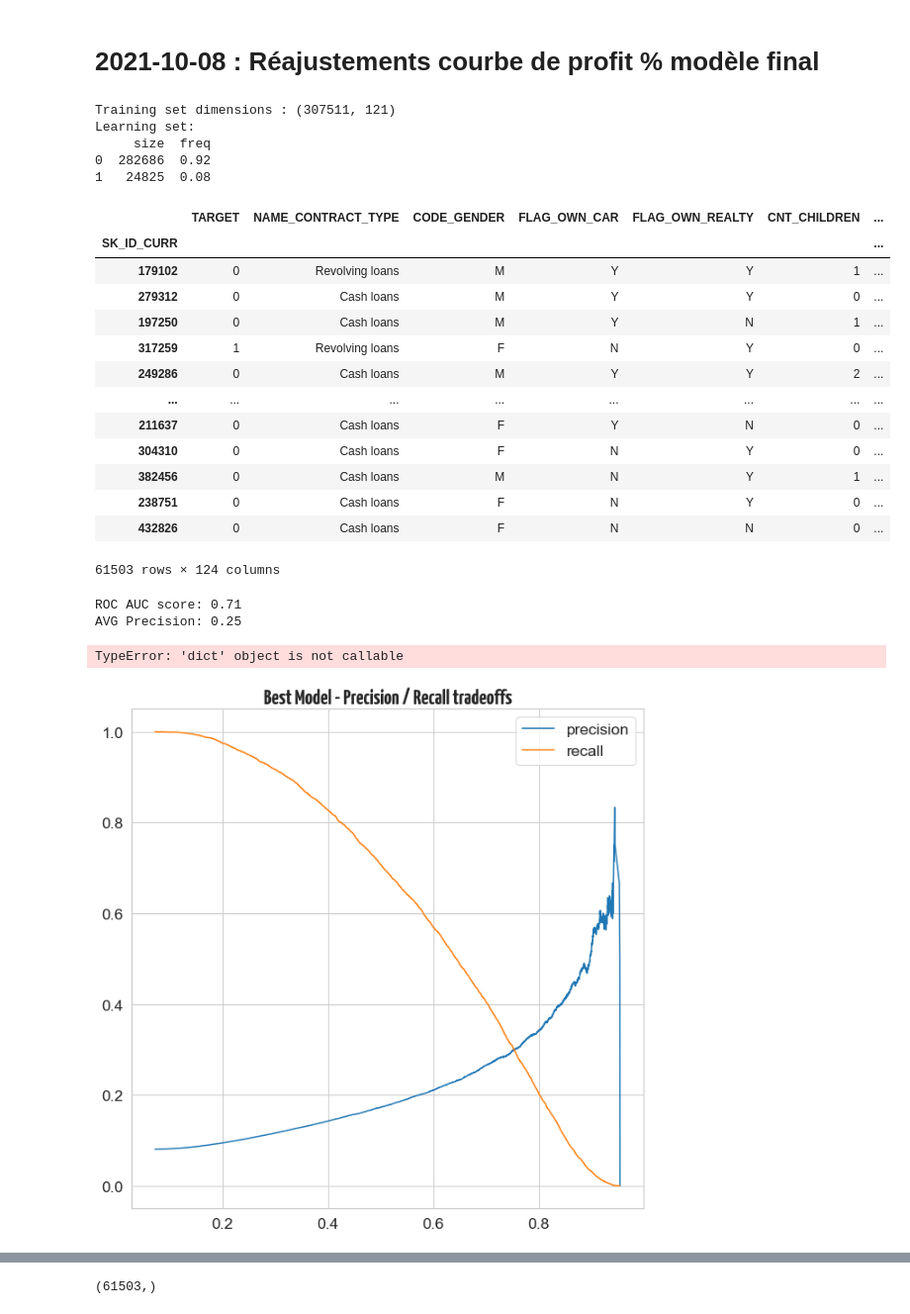
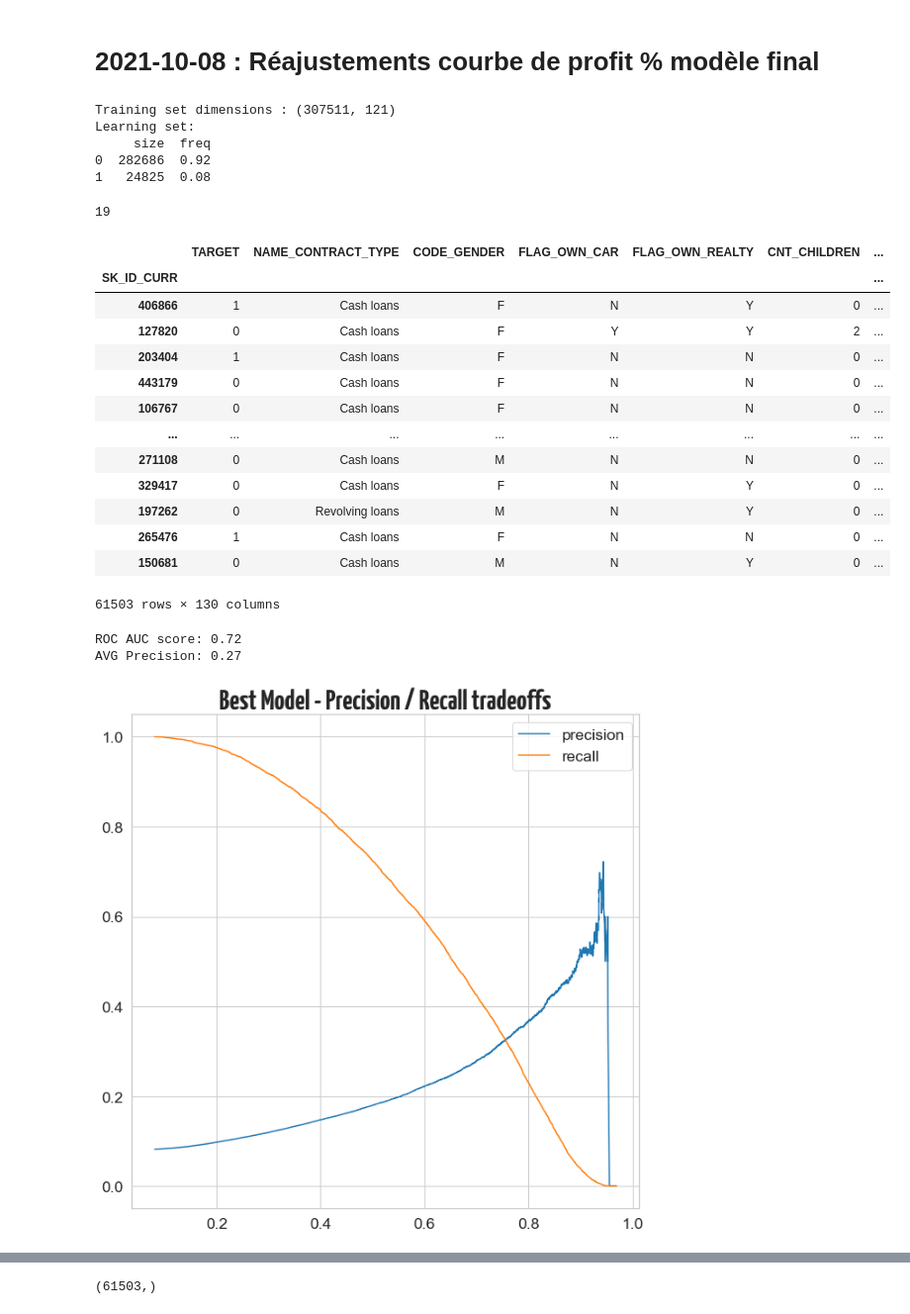
Before and after one commit to gitadum/credit_risk_rating, a Jupyter notebook: notebooks/03_Modelling.ipynb, the cells around one changed output, grey strips where cells are left out. Shown at 99% size. Cells and saved outputs as stored; diff of their text form; code cells hidden in the pictures.

```diff
--- a/00_notebooks/03_Modelling.ipynb
+++ b/notebooks/03_Modelling.ipynb
@@ -647,3 +647,29 @@ Training set dimensions : (307511, 121)
      size  freq
 0  282686  0.92
 1   24825  0.08
+# %%
+def add_secondary_table_features(df):
+    bur = pd.read_csv('../02_data/bureau.csv')
+    idx = 'SK_ID_CURR'
+    days_before_curr_app_mean = np.abs(bur.groupby(idx).DAYS_CREDIT.mean())
+    df['bureau_DAYS_CREDIT_mean'] = df.join(
+        days_before_curr_app_mean, how='left').DAYS_CREDIT
+    df['bureau_DAYS_CREDIT_mean'].fillna(- 1.0, inplace=True)
+    days_before_curr_app_min = np.abs(bur.groupby(idx).DAYS_CREDIT.max())
+    df['bureau_DAYS_CREDIT_min'] = df.join(
+        days_before_curr_app_min, how='left').DAYS_CREDIT
+    df['bureau_DAYS_CREDIT_min'].fillna(- 1.0, inplace=True)
+    n_active_credits = bur[bur.CREDIT_ACTIVE == 'Active'].groupby(idx)\
+                                                         .CREDIT_ACTIVE.count()
+    df['bureau_CREDIT_ACTIVE_count'] = df.join(
+        n_active_credits, how='left').CREDIT_ACTIVE
+    df.bureau_CREDIT_ACTIVE_count.fillna(0, inplace=True)
+    mean_days_cred_overdue = bur.groupby(idx).CREDIT_DAY_OVERDUE.mean()
+    df['bureau_CREDIT_DAY_OVERDUE_mean'] = df.join(
+        mean_days_cred_overdue, how='left').CREDIT_DAY_OVERDUE
+    df['bureau_CREDIT_DAY_OVERDUE_mean'].fillna(0, inplace=True)
+    max_enddate = bur.groupby(idx).DAYS_CREDIT_ENDDATE.max()
+    df['bureau_DAYS_CREDIT_ENDDATE_max'] = df.join(
+        max_enddate, how='left').DAYS_CREDIT_ENDDATE
+    df.bureau_DAYS_CREDIT_ENDDATE_max.fillna(0, inplace=True)
+    return df
@@ -1927,6 +2132,10 @@ print(probas)
 # Importations
 import sys
 sys.path.append('..')
+
+# "Garbage collection"
+import gc
+gc.enable()
 
 # Bibliothèques utiles
 import pandas as pd
@@ -1936,14 +2145,17 @@ import seaborn as sns
 
 # Chargement du modèle de prédiction sérialisé
 import joblib
-model = joblib.load('../HomeCredit_DefaultRisk.pkl')
+model = joblib.load('../HomeCredit_DefaultRisk.2.pkl')
+
+# Intégration des variables des autres tables
+from preprocess_funcs import add_secondary_table_features
 
 # Évaluation
 from sklearn.model_selection import train_test_split
 from modelling_funcs import model_eval
 from sklearn.metrics import recall_score, precision_score
 
-from styles import *
+from styles import figsave, title_font
 # %%
 # Chargement des jeux de données d'apprentissage et de test
 train = pd.read_csv('../02_data/application_train.csv', index_col=0)
@@ -1957,12 +2169,17 @@ cls_freq = df.TARGET.value_counts(normalize=True)
 print('Learning set:')
 print(pd.DataFrame({'size': cls_size,
                     'freq': cls_freq.apply(lambda x: '%.2f' % x)}))
+del cls_size, cls_freq ; gc.collect()
 # %% [output]
 Training set dimensions : (307511, 121)
 Learning set:
      size  freq
 0  282686  0.92
 1   24825  0.08
+19
+# %%
+# Ajout des variables des tables secondaires
+df = add_secondary_table_features(df)
 # %%
 # Séparation du jeu de données d'apprentissage entre entraînement et évaluation
 
@@ -1999,44 +2216,43 @@ df_test
 # %% [output]
 |  | TARGET | NAME_CONTRACT_TYPE | CODE_GENDER | FLAG_OWN_CAR | FLAG_OWN_REALTY | CNT_CHILDREN | ... |
 | SK_ID_CURR |  |  |  |  |  |  | ... |
-| 179102 | 0 | Revolving loans | M | Y | Y | 1 | ... |
-| 279312 | 0 | Cash loans | M | Y | Y | 0 | ... |
-| 197250 | 0 | Cash loans | M | Y | N | 1 | ... |
-| 317259 | 1 | Revolving loans | F | N | Y | 0 | ... |
-| 249286 | 0 | Cash loans | M | Y | Y | 2 | ... |
+| 406866 | 1 | Cash loans | F | N | Y | 0 | ... |
+| 127820 | 0 | Cash loans | F | Y | Y | 2 | ... |
+| 203404 | 1 | Cash loans | F | N | N | 0 | ... |
+| 443179 | 0 | Cash loans | F | N | N | 0 | ... |
+| 106767 | 0 | Cash loans | F | N | N | 0 | ... |
 | ... | ... | ... | ... | ... | ... | ... | ... |
-| 211637 | 0 | Cash loans | F | Y | N | 0 | ... |
-| 304310 | 0 | Cash loans | F | N | Y | 0 | ... |
-| 382456 | 0 | Cash loans | M | N | Y | 1 | ... |
-| 238751 | 0 | Cash loans | F | N | Y | 0 | ... |
-| 432826 | 0 | Cash loans | F | N | N | 0 | ... |
+| 271108 | 0 | Cash loans | M | N | N | 0 | ... |
+| 329417 | 0 | Cash loans | F | N | Y | 0 | ... |
+| 197262 | 0 | Revolving loans | M | N | Y | 0 | ... |
+| 265476 | 1 | Cash loans | F | N | N | 0 | ... |
+| 150681 | 0 | Cash loans | M | N | Y | 0 | ... |
-61503 rows × 124 columns
+61503 rows × 130 columns
 # %%
 # Courbe precision recall indépendamment du profit
 from sklearn.metrics import precision_recall_curve
 from sklearn.metrics import roc_auc_score, average_precision_score
 
 y_pred = model.predict(X_test)
 y_pred_proba = model.predict_proba(X_test)
 auc = roc_auc_score(y_test, y_pred)
 print('ROC AUC score: {:.2f}'.format(auc))
 print('AVG Precision: {:.2f}'.format(
     average_precision_score(y_test, y_pred_proba[:,1])))
 precision, recall, threshold = precision_recall_curve(y_test, y_pred_proba[:,1])
 
 fig, ax = plt.subplots(figsize=(9,9))
 ax.plot(threshold, precision[:-1], label='precision')
 ax.plot(threshold, recall[:-1], label='recall')
 ax.legend()
 ax.set_title('Best Model - Precision / Recall tradeoffs', **title_font)
 fig.tight_layout()
-savefig(fig, 'precision_recall_tradeoffs.png')
+figsave(fig, 'precision_recall_tradeoffs.png')
 plt.show()
 # %% [output]
-ROC AUC score: 0.71
-AVG Precision: 0.25
+ROC AUC score: 0.72
+AVG Precision: 0.27
-TypeError: 'dict' object is not callable
-[figure, old version]
+[figure, new version]
 # %%
 # Fonction de modèle final avec un seuil de décision paramétrable
 def final_model(model, X, threshold=0.5):
```
Also changed, not shown: parts of 35 cells of this notebook, 6 other files.
